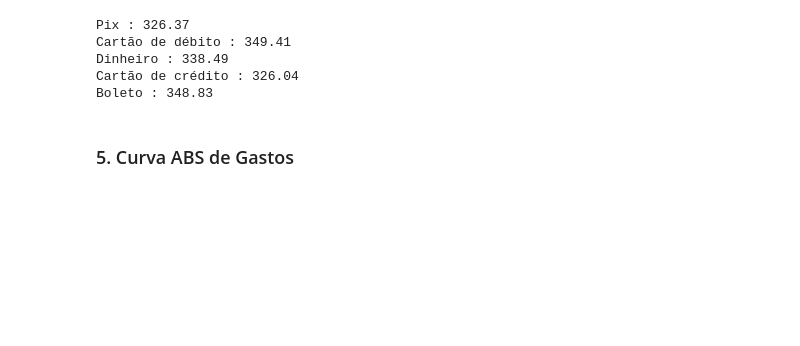
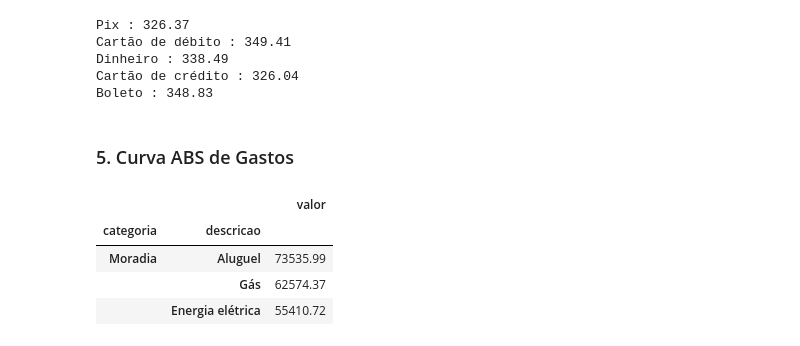
Before and after one commit to ramonbarrbosa/sqlite3_analysis, a Jupyter notebook: scripts/transformation.ipynb, the cells around one changed output. Saved outputs shown, nothing was run; the diff lists cells and outputs as text; code cells hidden in the pictures; blank space fills up the shorter version.

```diff
--- a/scripts/transformation.ipynb
+++ b/scripts/transformation.ipynb
@@ -213,4 +206,13 @@ Cartão de crédito : 326.04
 Boleto : 348.83
 # %% [markdown]
 ### 5. Curva ABS de Gastos ###
+# %%
+amostra = pd.DataFrame(df.groupby(['categoria', 'descricao'])['valor'].sum())
+amostra.sort_values('valor', ascending=False).head(3)
+# %% [output]
+|  |  | valor |
+| categoria | descricao |  |
+| Moradia | Aluguel | 73535.99 |
+|  | Gás | 62574.37 |
+|  | Energia elétrica | 55410.72 |
 # %%
```
Also changed, not shown: parts of 7 cells of this notebook.
